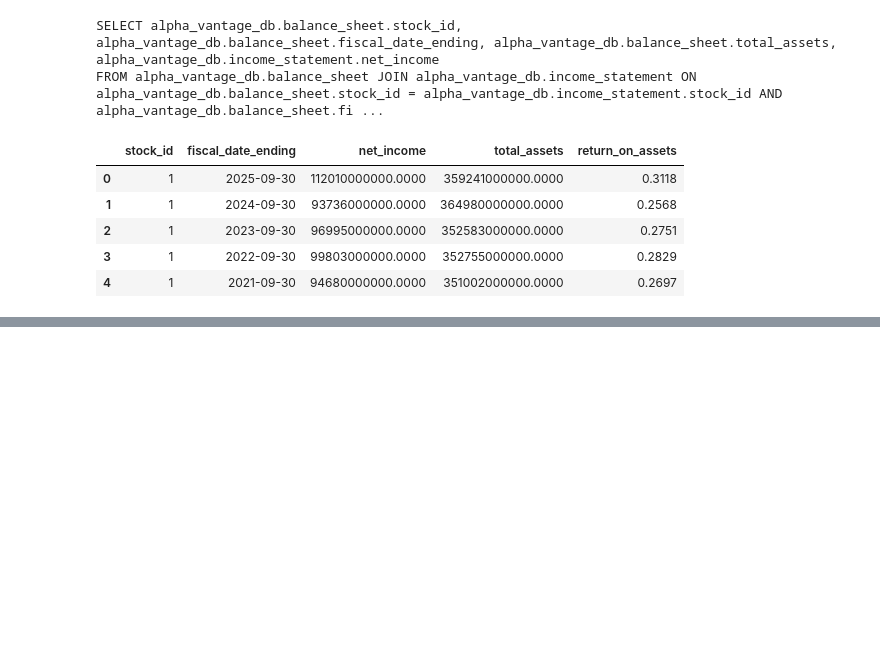
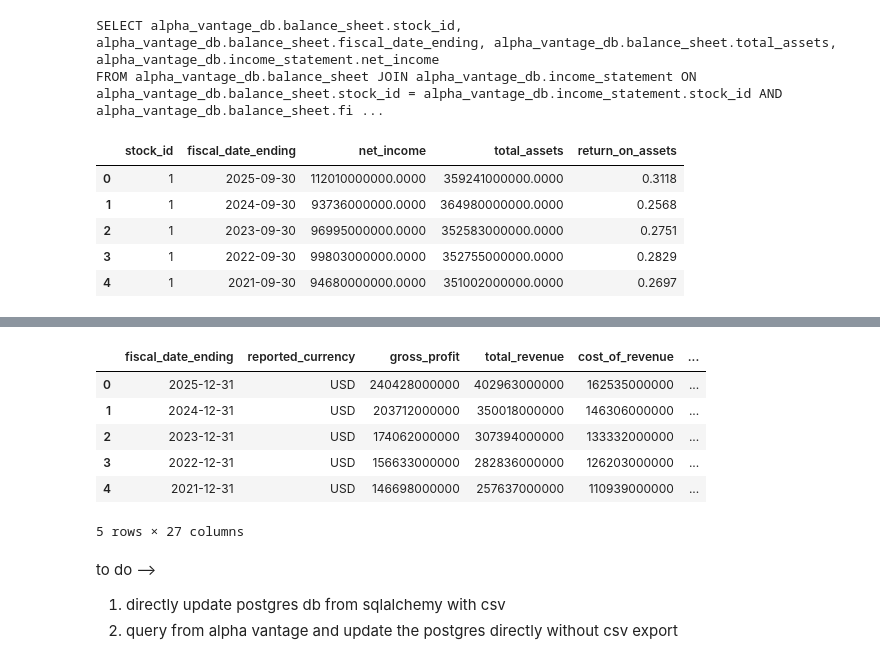
Before and after one commit to kumarbyes/project_stock_analysis, a Jupyter notebook: querying_using_sqlalchemy/query_postgres.ipynb, the cells around one changed output, grey strips where cells are left out. Saved outputs shown, nothing was run; the diff lists cells and outputs as text; code cells hidden in the pictures; blank space fills up the shorter version.

Commit message:
feat: clean sql file, clean postgres file

```diff
--- a/querying_using_sqlalchemy/query_postgres.ipynb
+++ b/querying_using_sqlalchemy/query_postgres.ipynb
@@ -425,0 +461,44 @@ df.head()
+# %%
+df = pd.read_csv('../alpha_vantage_api/stocks/GOOG/INCOME_STATEMENT.csv')
+df["stock_id"] = 4
+
+column_mapping = {
+    'fiscalDateEnding': 'fiscal_date_ending',
+    'reportedCurrency': 'reported_currency',
+    'grossProfit': 'gross_profit',
+    'totalRevenue': 'total_revenue',
+    'costOfRevenue': 'cost_of_revenue',
+    'costofGoodsAndServicesSold': 'cost_of_goods_and_services_sold',
+    'operatingIncome': 'operating_income',
+    'sellingGeneralAndAdministrative': 'selling_general_and_administrative',
+    'researchAndDevelopment': 'research_and_development',
+    'operatingExpenses': 'operating_expenses',
+    'investmentIncomeNet': 'investment_income_net',
+    'netInterestIncome': 'net_interest_income',
+    'interestIncome': 'interest_income',
+    'interestExpense': 'interest_expense',
+    'nonInterestIncome': 'non_interest_income',
+    'otherNonOperatingIncome': 'other_non_operating_income',
+    'depreciation': 'depreciation',
+    'depreciationAndAmortization': 'depreciation_and_amortization',
+    'incomeBeforeTax': 'income_before_tax',
+    'incomeTaxExpense': 'income_tax_expense',
+    'interestAndDebtExpense': 'interest_and_debt_expense',
+    'netIncomeFromContinuingOperations': 'net_income_from_continuing_operations',
+    'comprehensiveIncomeNetOfTax': 'comprehensive_income_net_of_tax',
+    'ebit': 'ebit',
+    'ebitda': 'ebitda',
+    'netIncome': 'net_income',
+    'stock_id': 'stock_id'
+}
+df.rename(columns=column_mapping,inplace=True)
+df.to_csv("google_income.csv",index=False)
+df.head()
+# %% [output]
+|  | fiscal_date_ending | reported_currency | gross_profit | total_revenue | cost_of_revenue | ... |
+| 0 | 2025-12-31 | USD | 240428000000 | 402963000000 | 162535000000 | ... |
+| 1 | 2024-12-31 | USD | 203712000000 | 350018000000 | 146306000000 | ... |
+| 2 | 2023-12-31 | USD | 174062000000 | 307394000000 | 133332000000 | ... |
+| 3 | 2022-12-31 | USD | 156633000000 | 282836000000 | 126203000000 | ... |
+| 4 | 2021-12-31 | USD | 146698000000 | 257637000000 | 110939000000 | ... |
+5 rows × 27 columns
@@ -425,0 +555,4 @@ df.head()
+# %% [markdown]
+to do -->
+1. directly update postgres db from sqlalchemy with csv
+2. query from alpha vantage and update the postgres directly without csv export
```
Also changed, not shown: parts of 8 cells of this notebook, 3 other files.
